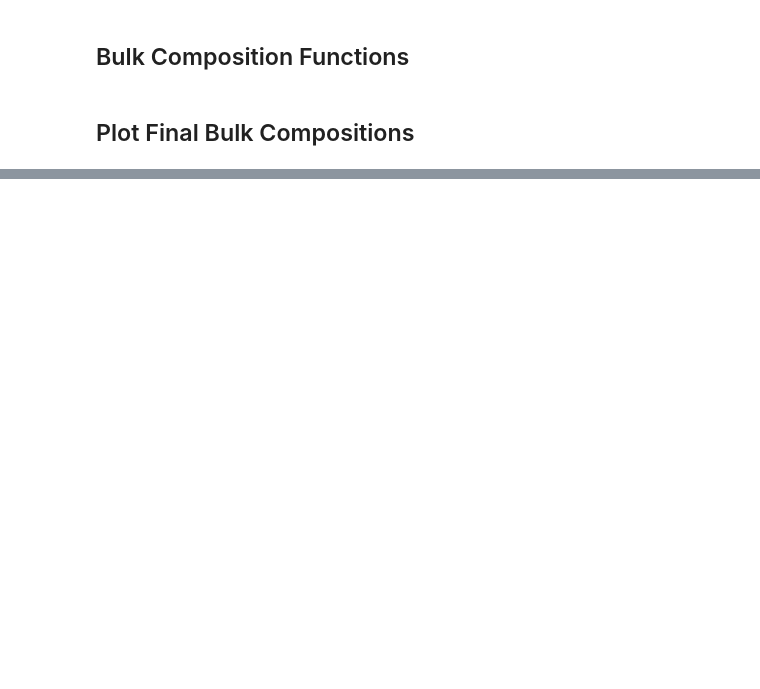
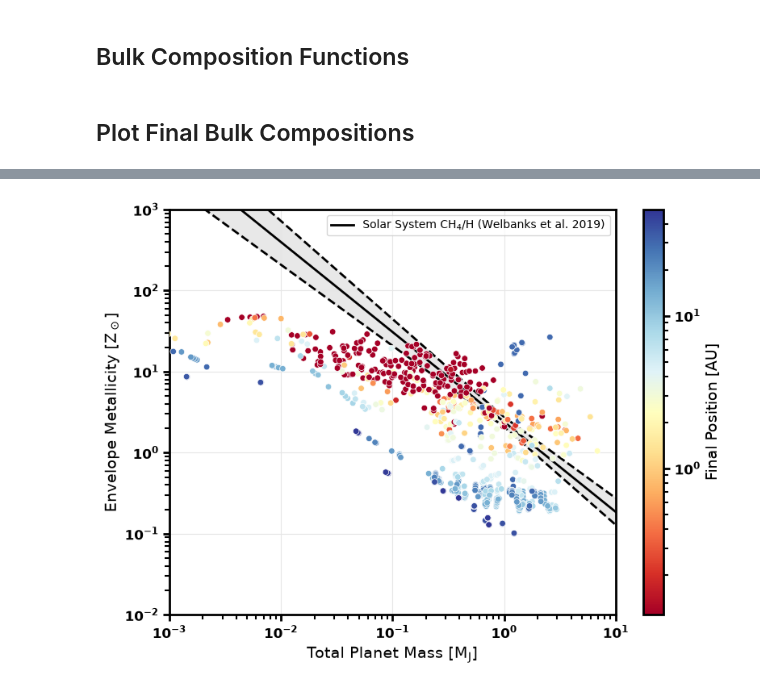
Before and after one commit to BenT1105/DiscEvolution, a Jupyter notebook: notebooks/popsynth_plots.ipynb, the cells around one changed output, grey strips where cells are left out. Cells and saved outputs as stored; diff of their text form; code cells hidden in the pictures; blank space fills up the shorter version.

```diff
--- a/notebooks/popsynth_plots.ipynb
+++ b/notebooks/popsynth_plots.ipynb
@@ -741,37 +750,39 @@ welbanks_upper = np.max(welbanks_bounds, axis = 0)
 
 ## Uncertainty region shaded in light gray and bounded by dashed lines
 ax.fill_between(mass_range, welbanks_lower, welbanks_upper, color = 'lightgray', alpha = 0.5, zorder = 0)
-ax.plot(mass_range, welbanks_metallicity, 'k-', linewidth = 2, alpha = 0.7, label = r'Solar System CH$_4$/H (Welbanks et al. 2019)', zorder = 2)
-ax.plot(mass_range, welbanks_lower, 'k--', linewidth = 2, alpha = 0.7, zorder = 2)
-ax.plot(mass_range, welbanks_upper, 'k--', linewidth = 2, alpha = 0.7, zorder = 2)
+ax.plot(mass_range, welbanks_metallicity, 'k-', linewidth = 2, label = r'Solar System CH$_4$/H (Welbanks et al. 2019)', zorder = 2)
+ax.plot(mass_range, welbanks_lower, 'k--', linewidth = 2, zorder = 2)
+ax.plot(mass_range, welbanks_upper, 'k--', linewidth = 2, zorder = 2)
 
 ax.set_xscale("log")
 ax.set_yscale("log")
 
-## Planet mass range shown [Jupiter masses]
 ax.set_xlim(1e-3, 1e1)
+ax.set_ylim(1e-2, 1e3)
 
 ax.set_xlabel(r"Total Planet Mass [M$_{\rm J}$]")
 ax.set_ylabel(r"Envelope Metallicity [Z$_\odot$]")
 ax.grid(True, which = "major", color = "0.9", linewidth = 0.8, zorder = 0)
 
 ax.legend(loc = 'upper right')
 
 ## Colourbar for final position
 cbar = fig.colorbar(plt.cm.ScalarMappable(norm = norm, cmap = cmap), ax = ax)
 cbar.set_label(r"Final Position [AU]")
 
 fig.tight_layout()
 
 ## Bold the tick labels on the plot and the colourbar
 bold_ticks(ax, cbar.ax)
 
 ## Save the figure to FIG_DIR
 if SAVE_FIGS:
     os.makedirs(FIG_DIR, exist_ok = True)
     fig.savefig(os.path.join(FIG_DIR, "envelope_metallicity.png"), dpi = 300, bbox_inches = "tight")
 
 plt.show()
+# %% [output]
+[figure, added]
 # %%
 ## Final bulk volatile to refractory ratio of each planet against its total mass
 
```
Also changed, not shown: parts of 7 cells of this notebook.
